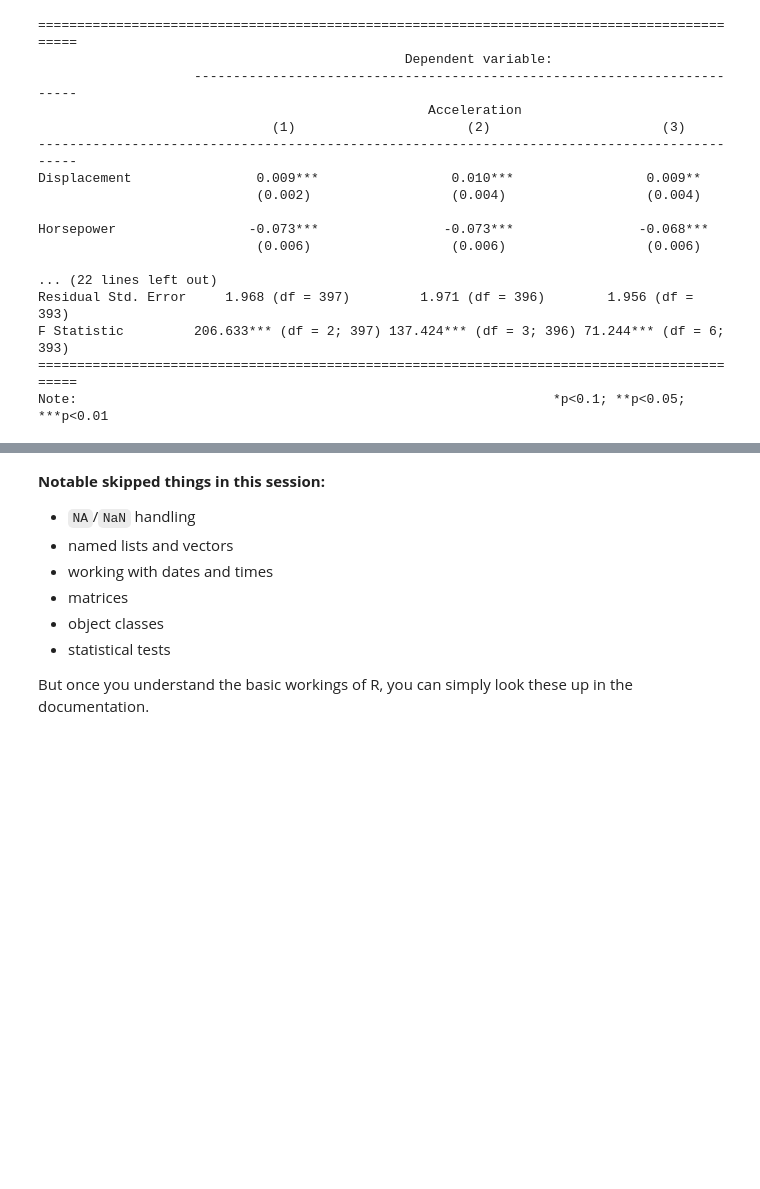
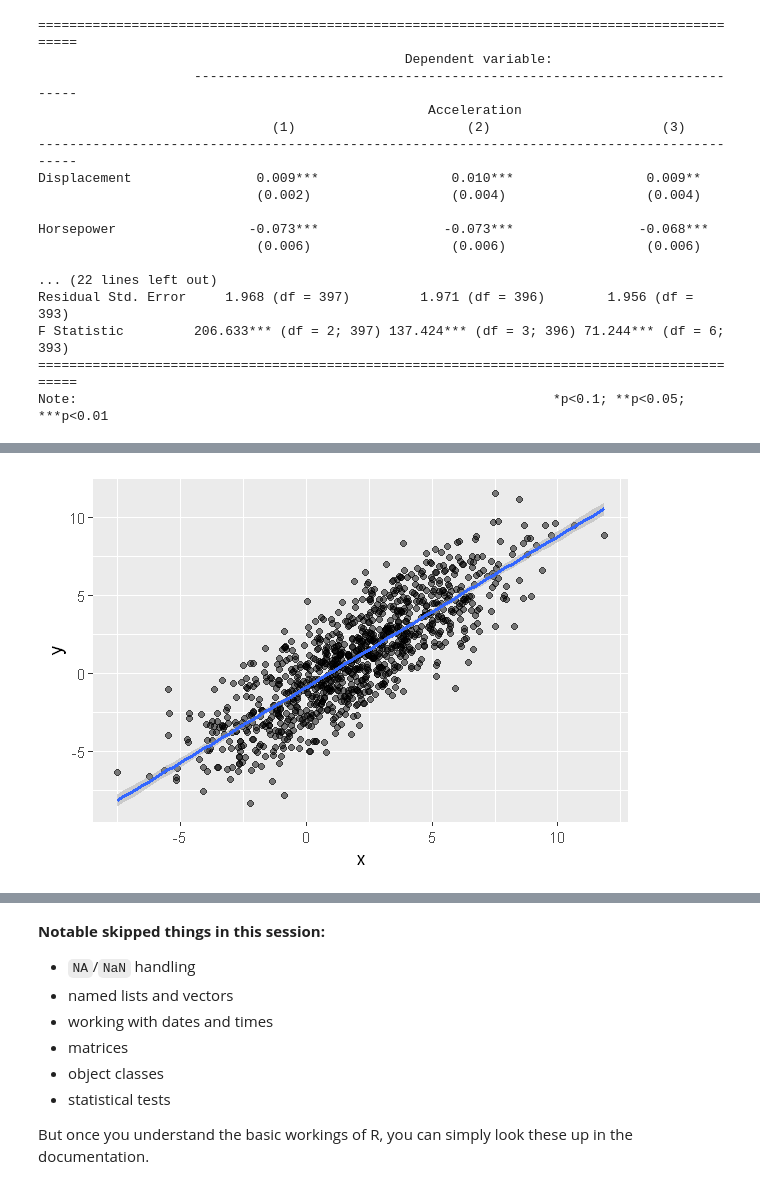
Before and after one commit to stanmart/mnb_dataviz, a Jupyter notebook: dataviz_r.ipynb, the cells around one changed output, grey strips where cells are left out. Drawn from its saved outputs; the diff is of its cells as text; code cells hidden in the pictures; blank space fills up the shorter version.

```diff
--- a/dataviz_r.ipynb
+++ b/dataviz_r.ipynb
@@ -1223,0 +1293,8 @@ Note:                                                             *p<0.1; **p<0.
+# %%
+N <- 1000  # it is good practice to separate "magic numbers"
+sim_tbl <- tibble(
+    x = rnorm(N) * 3 + 2,  # one way to create a general normal var
+    eps = rnorm(N, mean = 0, sd = 2)  # another way to do the same
+) %>%
+    mutate(y = -1 + x + eps)
+head(sim_tbl)
@@ -1223,0 +1316,6 @@ Note:                                                             *p<0.1; **p<0.
+# %%
+ggplot(sim_tbl, aes(x = x, y = y)) +
+    geom_point(alpha = 0.5) +  # adding some opacity helps you see patterns when there are overlapping observations
+    stat_smooth(method = "lm")
+# %% [output]
+[figure, added]
```
Also changed, not shown: parts of 43 cells of this notebook, 4 other files.
